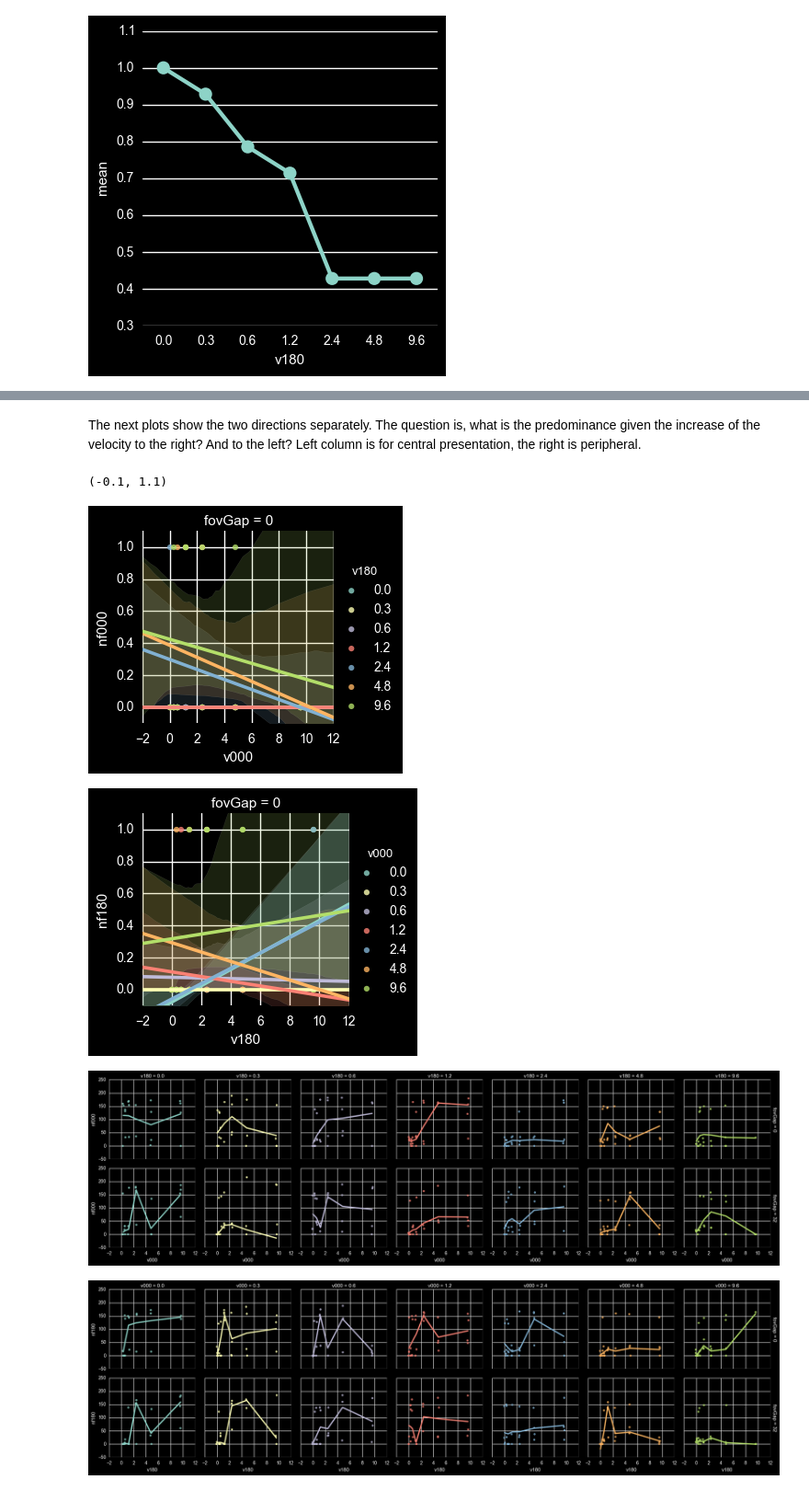
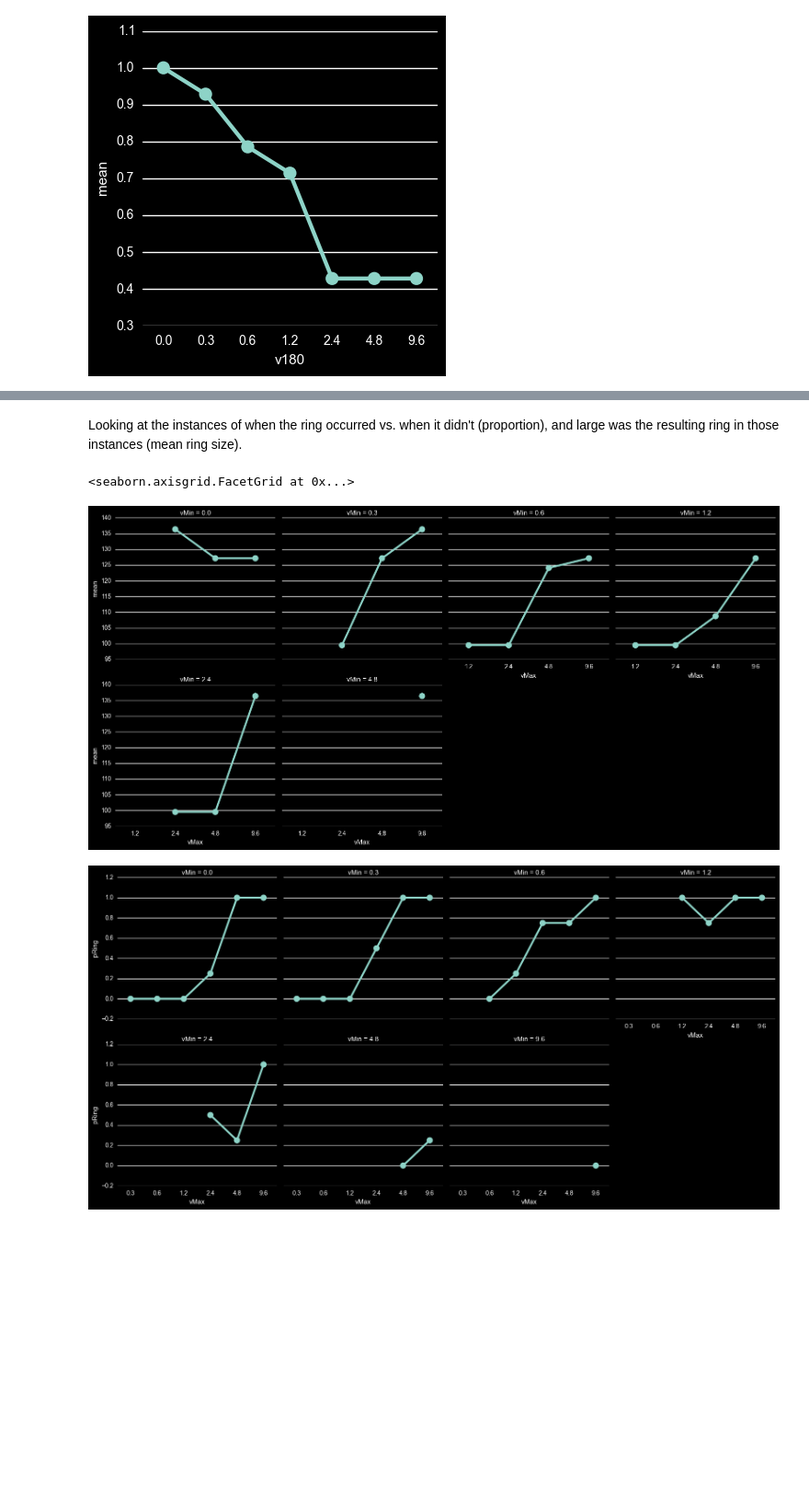
Before and after one commit to egorananyev/mc, a Jupyter notebook: analysis/mcvct.ipynb, the cells around one changed output, grey strips where cells are left out. Shown at 92% size. Drawn from its saved outputs; the diff is of its cells as text; code cells hidden in the pictures; blank space fills up the shorter version.

Commit message:
Finished the main portion of the beh analysis and imported the ET data.

```diff
--- a/analysis/mcvct.ipynb
+++ b/analysis/mcvct.ipynb
@@ -148,19 +127,27 @@ sns.lmplot(x='vDiffR', y='nf000', data=ds, size=3)
-# %% [markdown]
-The next plots show the two directions separately. The question is, what is the predominance given the increase of the velocity to the right? And to the left? Left column is for central presentation, the right is peripheral.
-# %%
-lm = sns.lmplot(x='v000', y='nf000', hue='v180', data=ds, size=3)
-lm.axes[0,0].set_ylim(-0.1,1.1)
-lm = sns.lmplot(x='v180', y='nf180', hue='v000', data=ds, size=3)
-lm.axes[0,0].set_ylim(-0.1,1.1)
-# %% [output]
-(-0.1, 1.1)
-[figure, removed]
-[figure, removed]
-# %%
-g = sns.FacetGrid(ds, row='fovGap', col='v180', hue='v180', margin_titles=True)
-g.map(sns.regplot, "v000", "nf000", lowess=True, x_jitter=.1);
-g = sns.FacetGrid(ds, row='fovGap', col='v000', hue='v000', margin_titles=True)
-g.map(sns.regplot, "v180", "nf180", lowess=True, x_jitter=.1);
-# %% [output]
-[figure, removed]
-[figure, removed]
+# %% [markdown]
+Looking at the instances of when the ring occurred vs. when it didn't (proportion), and large was the resulting ring in those instances (mean ring size).
+# %%
+# Rewring the ring size column so that the minimum size is equated to zero:
+ds.ix[ds['ringSz']==25.8,'ringSz'] = 0
+# Creating columns for the slower and faster of the two speeds:
+ds['vMin'] = np.amin([ds['vL'], ds['vR']], axis=0)
+ds['vMax'] = np.amax([ds['vL'], ds['vR']], axis=0)
+# Computing the proportion of instances when the ring has occurred:
+sumMM_p = ds.groupby(['vMin','vMax'], as_index=False)['ringSz'].agg([np.count_nonzero, np.size]).reset_index()
+sumMM_p['ringSz','pRing'] = sumMM_p['ringSz','count_nonzero'] / sumMM_p['ringSz','size']
+sumMM_p['ringSz','vMin'] = sumMM_p['vMin']
+sumMM_p['ringSz','vMax'] = sumMM_p['vMax']
+#print sumMM_p['ringSz']
+# Getting the subset where the ring size is nonzero and computing the mean size:
+ss = ds[ds.ringSz!=0]
+sumMM_m = ss.groupby(['vMin','vMax'], as_index=False)['ringSz'].agg([np.mean, np.std]).reset_index()
+sumMM_m['ringSz','vMin'] = sumMM_m['vMin']
+sumMM_m['ringSz','vMax'] = sumMM_m['vMax']
+#print sumMM_m['ringSz']
+# Plotting:
+sns.factorplot(x='vMax', y='mean', col='vMin', data=sumMM_m['ringSz'], col_wrap=4)
+sns.factorplot(x='vMax', y='pRing', col='vMin', data=sumMM_p['ringSz'], col_wrap=4)
+# %% [output]
+<seaborn.axisgrid.FacetGrid at 0x...>
+[figure, added]
+[figure, added]
```
Also changed, not shown: parts of 17 cells of this notebook.
